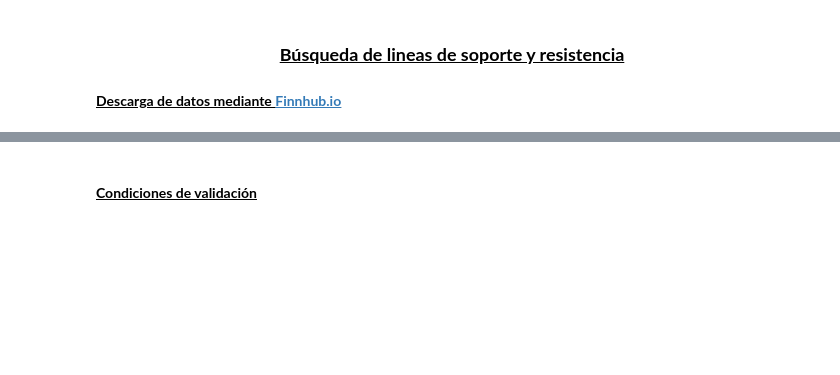
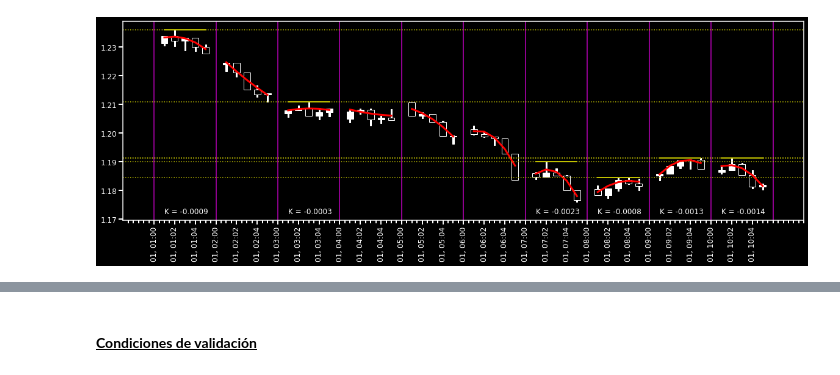
Before and after one commit to gsolaril/4AMBOT, a Jupyter notebook: Formulación.ipynb, the cells around one changed output, grey strips where cells are left out. Saved outputs shown, nothing was run; the diff lists cells and outputs as text; code cells hidden in the pictures; blank space fills up the shorter version.

```diff
--- a/Formulación.ipynb
+++ b/Formulación.ipynb
@@ -51,29 +102,31 @@ for b in range(nb + 1):
 # %%
 %%capture
-degree = 2
+degree = 2 ## Grado de polinomio.
 Blocks = list()
-Axes.grid(False)
-ymin, ymax = Axes.get_ylim()
+Axes1.grid(False)
+ymin, ymax = Axes1.get_ylim()
 yd = ymax - ymin
-for b in range(1, len(data) + 1, nc + 1):
-    t = range(b, b + nc)
+for group in range(1, len(data) + 1, nV + 1):
+    t = range(group, group + nV)
     ohlc = data.iloc[t, :]
     ohlc.loc[:, "T"] = ohlc.dot([0, 1, 0, 1])/2
+    display(ohlc)
     poly = numpy.polyfit(t, ohlc.loc[:, "T"], degree)
+    print("Group %d: converged" % group)
     ohlc.loc[:, "P"] = numpy.polyval(poly, t)
     d1_x = numpy.polyder(poly, m = 1)
     d2_x = numpy.polyder(poly, m = 2)
     d1_v = numpy.polyval(d1_x, t)
     d2_v = numpy.polyval(d2_x, t)
     x_d0 = numpy.abs(d1_v).argmin()
-    is_rev = (0 < x_d0 < nc - 1)
+    is_rev = (0 < x_d0 < nV - 1)
     curv, line = d2_v[x_d0], None
     if (is_rev and curv > 0): line = ohlc["L"].min()
     if (is_rev and curv < 0): line = ohlc["H"].max()
-    Axes.plot(t, ohlc["P"], "r", lw = 3)
+    Axes1.plot(t, ohlc["P"], "r", lw = 3)
     Blocks.append({"ohlc": ohlc, "line": line, "curv": curv})
     if not is_rev: continue
     x, y = [t[0], t[-1]], [line, line]
-    Axes.axhline(y = line, ls = ":", color = "y")
-    Axes.plot(x, y, ls = "-", color = "y", lw = 2)
-    Axes.text(t[0], ymin - yd/15, "K = %.4f" % curv, fontsize = 12)
+    Axes1.axhline(y = line, ls = ":", color = "y")
+    Axes1.plot(x, y, ls = "-", color = "y", lw = 2)
+    Axes1.text(t[0], ymin - yd/15, "K = %.4f" % curv, fontsize = 12)
@@ -80,7 +139,5 @@ for b in range(1, len(data) + 1, nc + 1):
 # %%
-Axes.set_ylim(ymax = ymax, ymin = ymin - yd/10)
-Axes.figure
+Axes1.set_ylim(ymax = ymax, ymin = ymin - yd/10)
+Axes1.figure
+# %% [output]
+[figure, added]
-# %% [markdown]
-### <center><b><u>Búsqueda de lineas de soporte y resistencia</u></b></center>
-
-#### <b><u>Descarga de datos mediante [Finnhub.io](https://finnhub.io/docs/api/forex-candles)</u><b>
```
Also changed, not shown: parts of 23 cells of this notebook.
